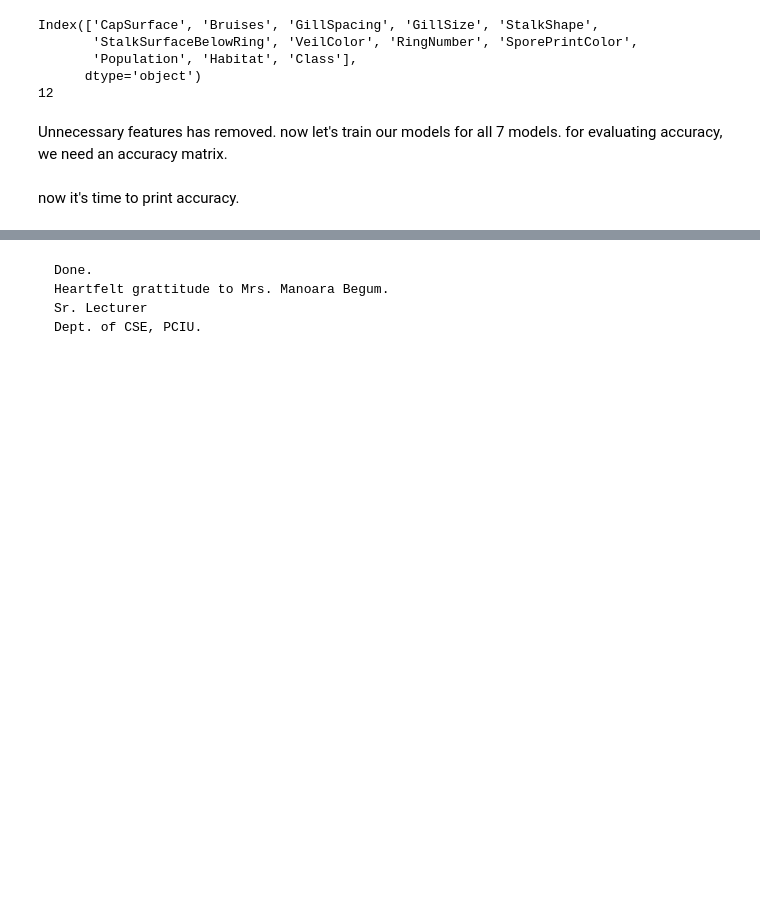
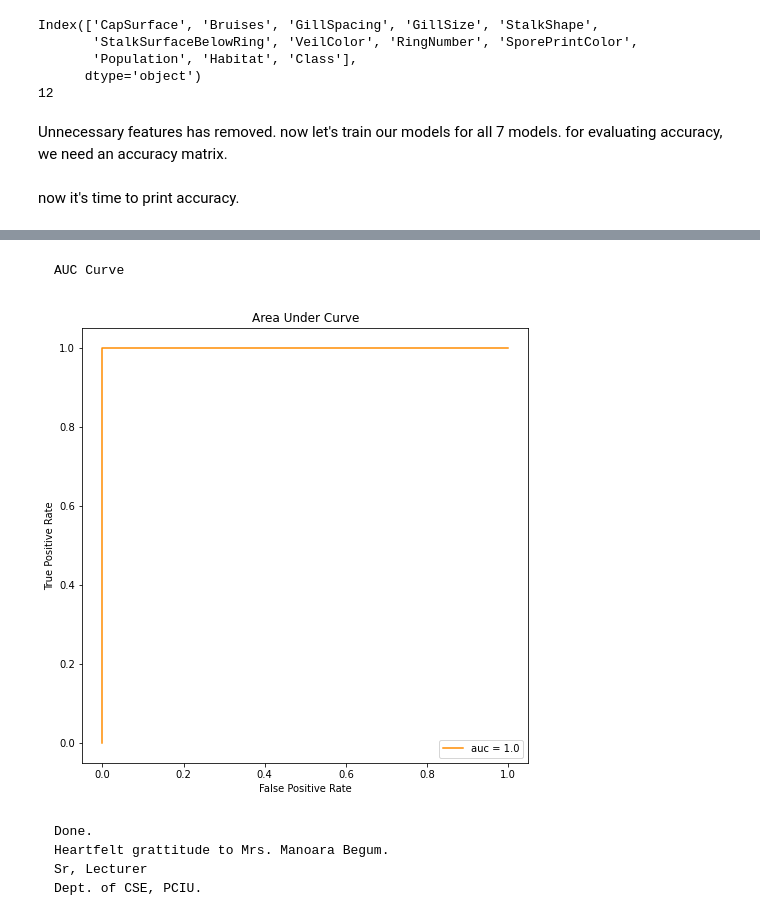
Before and after one commit to nurbijoy/dataset, a Jupyter notebook: mushroom_classification.ipynb, the cells around one changed output, grey strips where cells are left out. Cells and saved outputs as stored; diff of their text form; code cells hidden in the pictures; blank space fills up the shorter version.

````diff
--- a/mushroom_classification.ipynb
+++ b/mushroom_classification.ipynb
@@ -392,8 +432,26 @@ Neural Network accuracy =  1.0
+# %% [markdown]
+
+
+```
+AUC Curve
+```
+# %%
+plt.figure(figsize=(8,8))
+plt.title('Area Under Curve')
+plt.xlabel('False Positive Rate')
+plt.ylabel('True Positive Rate')
+
+auc = metrics.roc_auc_score(y_test, y_pred)
+plt.plot(fpr,tpr,label="auc = "+str(auc), color='darkorange')
+plt.legend()
+plt.show()
+# %% [output]
+[figure, added]
 # %% [markdown]
 
 ```
 Done.
 Heartfelt grattitude to Mrs. Manoara Begum.
-Sr. Lecturer
+Sr, Lecturer
 Dept. of CSE, PCIU.
 ```
````
Also changed, not shown: parts of 8 cells of this notebook.
